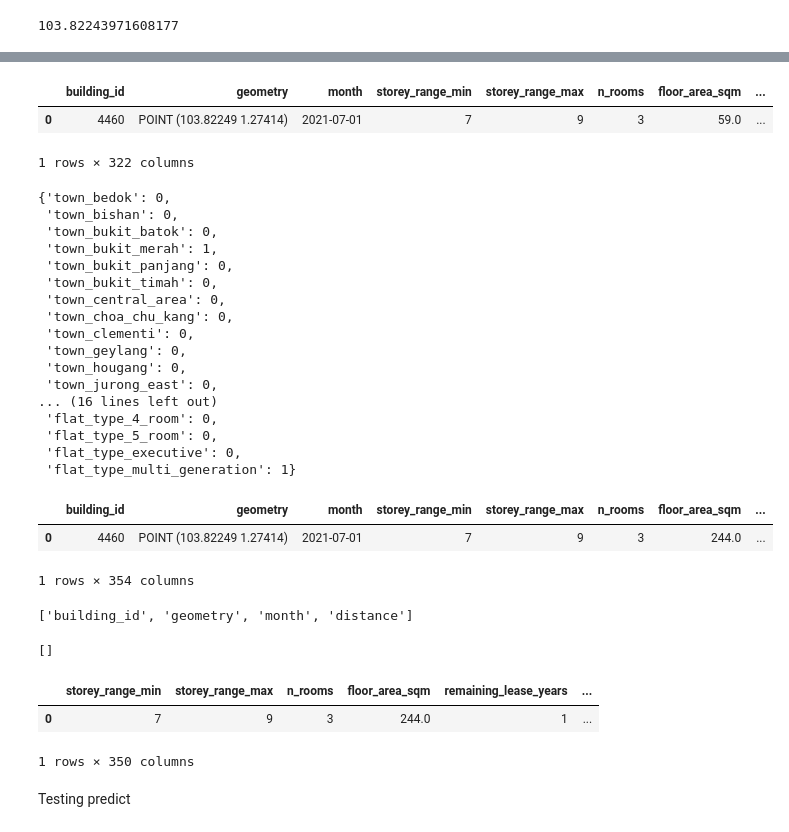
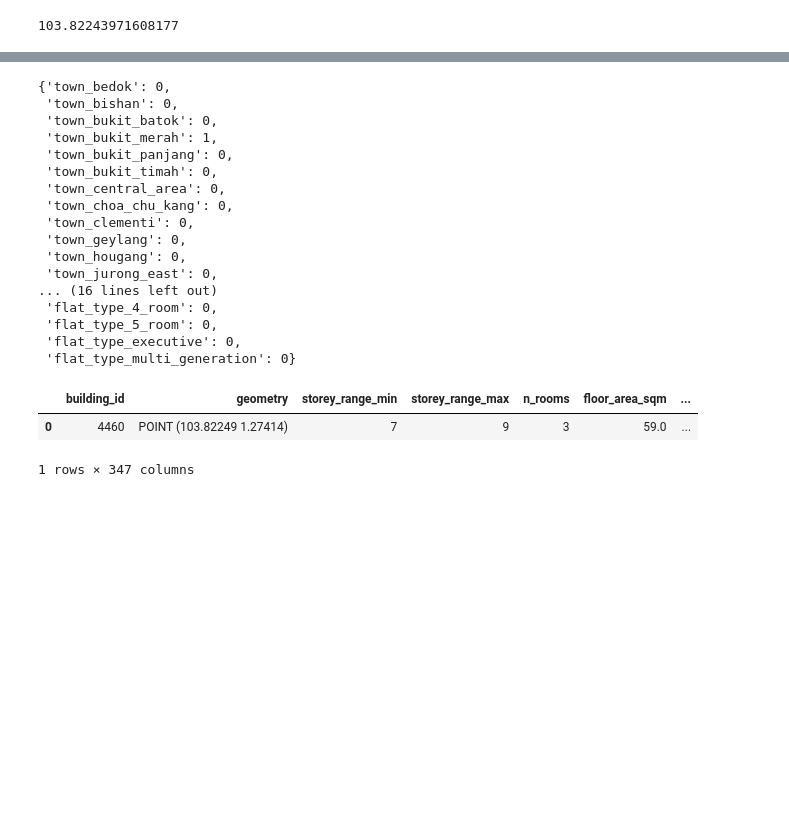
Before and after one commit to mcmanus-git/Singapore-HDB, a Jupyter notebook: michael/EDA/Get Coords from Address String Test.ipynb, the cells around one changed output, grey strips where cells are left out. Cells and saved outputs as stored; diff of their text form; code cells hidden in the pictures; blank space fills up the shorter version.

Commit message:
fixed bug preventing prediction on search results page

```diff
--- a/michael/EDA/Get Coords from Address String Test.ipynb
+++ b/michael/EDA/Get Coords from Address String Test.ipynb
@@ -819,7 +470 @@ total
-# %%
-df
-# %% [output]
-|  | building_id | geometry | month | storey_range_min | storey_range_max | n_rooms | floor_area_sqm | ... |
-| 0 | 4460 | POINT (103.82249 1.27414) | 2021-07-01 | 7 | 9 | 3 | 59.0 | ... |
-1 rows × 322 columns
 # %%
@@ -834,13 +479,17 @@ df
 # %%
-# flat_type = "2 Room"
-location = geolocator.geocode(address.replace('-', ' '), namedetails=True)
+flat_type = "2 Room"
 if flat_type != 1:
     # If flat_type isn't 1 bedroom add 1 to which town the address is in
     town_key = f"town_{location.raw['display_name'].split(', ')[3].lower().replace(' ', '_')}"
     if town_key in towns_dict.keys():
         towns_dict[town_key] = 1
     if flat_type:
-        towns_dict[f"flat_type_{flat_type.lower().replace(' ', '_').replace('-', '_')}"] = 1
+        towns_dict[f"flat_type_{flat_type.lower().replace(' ', '_')}"] = 1
+
+    # for town in towns:
+    #     if town.strip('town_') == location.raw['display_name'].split(', ')[3].lower().replace(' ', '_'):
+    #         towns_dict[town] = 1
+    # Add 1 to which flat_type
 # %%
 towns_dict
 # %% [output]
@@ -860,4 +509,4 @@ towns_dict
  'flat_type_4_room': 0,
  'flat_type_5_room': 0,
  'flat_type_executive': 0,
- 'flat_type_multi_generation': 1}
+ 'flat_type_multi_generation': 0}
@@ -864,11 +515,6 @@ towns_dict
 # %%
-
-df.loc[0, 'floor_area_sqm'] = int(sq_m)
-df.loc[0, 'remaining_lease_years'] = (datetime.now().year - df['month'].dt.year).values
-df = df.merge(pd.DataFrame(towns_dict, index=[0]), right_index=True, left_index=True)
-
-df
+df.merge(pd.DataFrame(towns_dict, index=[0]), right_index=True, left_index=True)
 # %% [output]
-|  | building_id | geometry | month | storey_range_min | storey_range_max | n_rooms | floor_area_sqm | ... |
-| 0 | 4460 | POINT (103.82249 1.27414) | 2021-07-01 | 7 | 9 | 3 | 244.0 | ... |
+|  | building_id | geometry | storey_range_min | storey_range_max | n_rooms | floor_area_sqm | ... |
+| 0 | 4460 | POINT (103.82249 1.27414) | 7 | 9 | 3 | 59.0 | ... |
-1 rows × 354 columns
+1 rows × 347 columns
@@ -1226,25 +520,0 @@ model_must_have = ['storey_range_min',
-# %%
-missing = []
-for col in df.columns:
-    if col not in model_must_have:
-        missing.append(col)
-missing
-# %% [output]
-['building_id', 'geometry', 'month', 'distance']
-# %%
-missing = []
-for col in model_must_have:
-    if col not in df.columns:
-        missing.append(col)
-missing
-# %% [output]
-[]
-# %%
-df_predict = df[model_must_have]
-df_predict
-# %% [output]
-|  | storey_range_min | storey_range_max | n_rooms | floor_area_sqm | remaining_lease_years | ... |
-| 0 | 7 | 9 | 3 | 244.0 | 1 | ... |
-1 rows × 350 columns
-# %% [markdown]
-Testing predict
```
Also changed, not shown: parts of 28 cells of this notebook, 4 other files.
